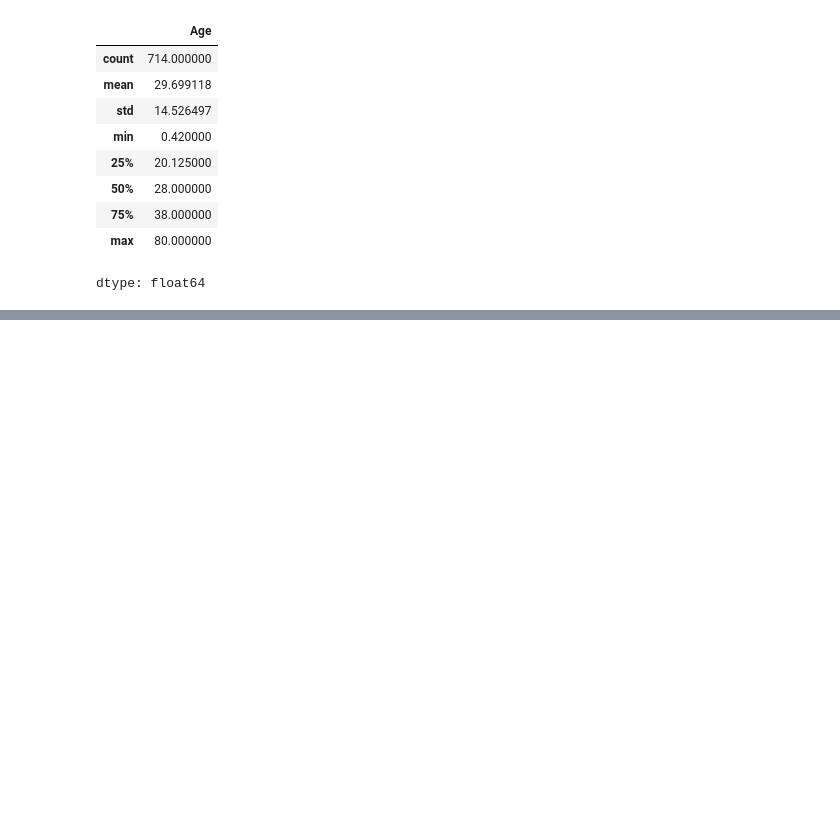
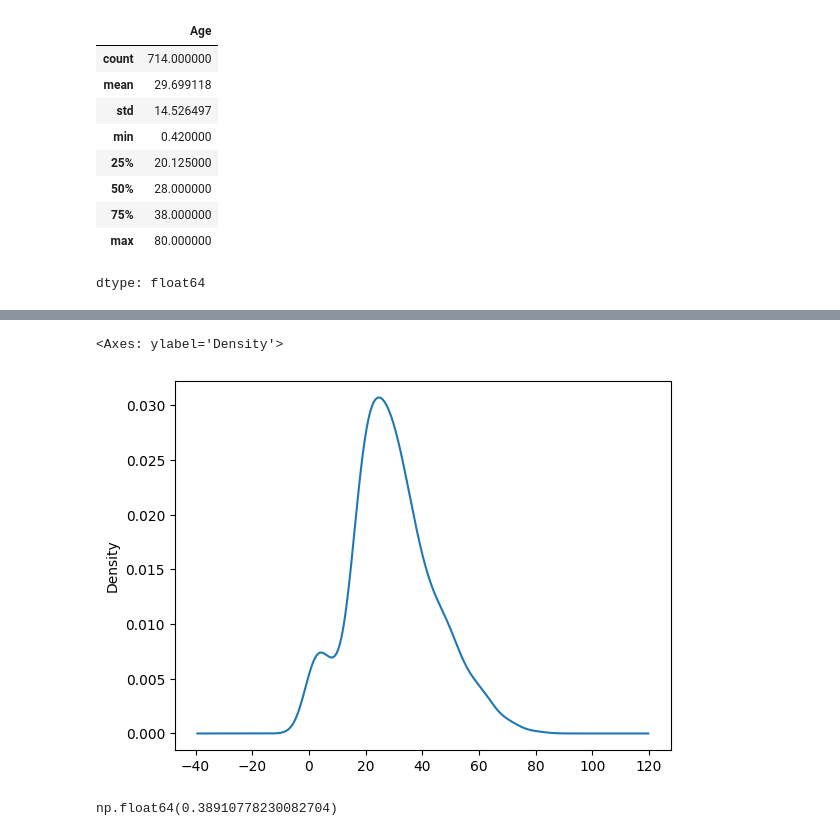
Before and after one commit to GitTanish/DataAnalysis, a Jupyter notebook: eda1.ipynb, the cells around one changed output, grey strips where cells are left out. Cells and saved outputs as stored; diff of their text form; code cells hidden in the pictures; blank space fills up the shorter version.

```diff
--- a/eda1.ipynb
+++ b/eda1.ipynb
@@ -88,0 +92,9 @@ dtype: float64
+# %%
+df['Age'].plot(kind='kde')
+# %% [output]
+<Axes: ylabel='Density'>
+[figure, added]
+# %%
+df['Age'].skew()
+# %% [output]
+np.float64(0.38910778230082704)
```
Also changed, not shown: parts of 8 cells of this notebook.
